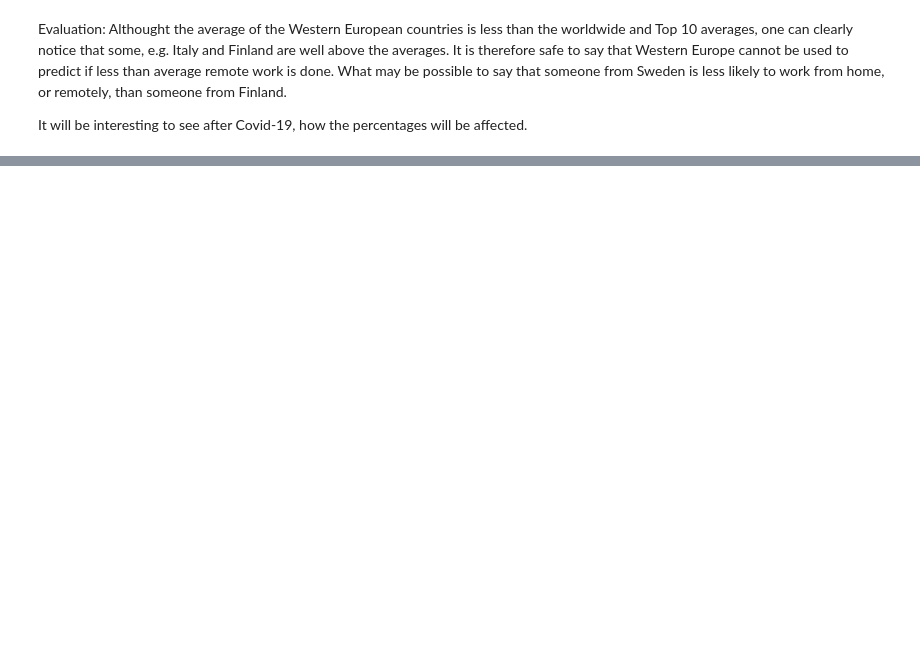
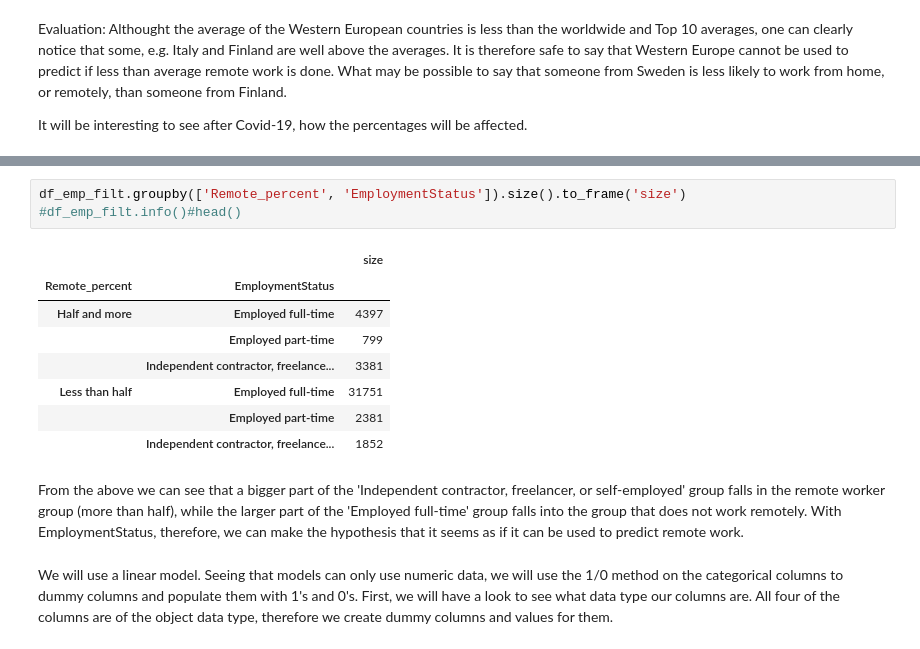
Before and after one commit to JakePython/Udacity-Blog, a Jupyter notebook: Udacity Blog Remote working.ipynb, the cells around one changed output, grey strips where cells are left out. Drawn from its saved outputs; the diff is of its cells as text; blank space fills up the shorter version.

```diff
--- a/Udacity Blog Remote working.ipynb
+++ b/Udacity Blog Remote working.ipynb
@@ -186,0 +299,16 @@ It will be interesting to see after Covid-19, how the percentages will be affect
+# %%
+df_emp_filt.groupby(['Remote_percent', 'EmploymentStatus']).size().to_frame('size')
+#df_emp_filt.info()#head()
+# %% [output]
+|  |  | size |
+| Remote_percent | EmploymentStatus |  |
+| Half and more | Employed full-time | 4397 |
+|  | Employed part-time | 799 |
+|  | Independent contractor, freelance... | 3381 |
+| Less than half | Employed full-time | 31751 |
+|  | Employed part-time | 2381 |
+|  | Independent contractor, freelance... | 1852 |
+# %% [markdown]
+From the above we can see that a bigger part of the 'Independent contractor, freelancer, or self-employed' group falls in the remote worker group (more than half), while the larger part of the 'Employed full-time' group falls into the group that does not work remotely. With EmploymentStatus, therefore, we can make the hypothesis that it seems as if it can be used to predict remote work.
+# %% [markdown]
+We will use a linear model. Seeing that models can only use numeric data, we will use the 1/0 method on the categorical columns to dummy columns and populate them with 1's and 0's. First, we will have a look to see what data type our columns are. All four of the columns are of the object data type, therefore we create dummy columns and values for them.
```
Also changed, not shown: parts of 53 cells of this notebook.
